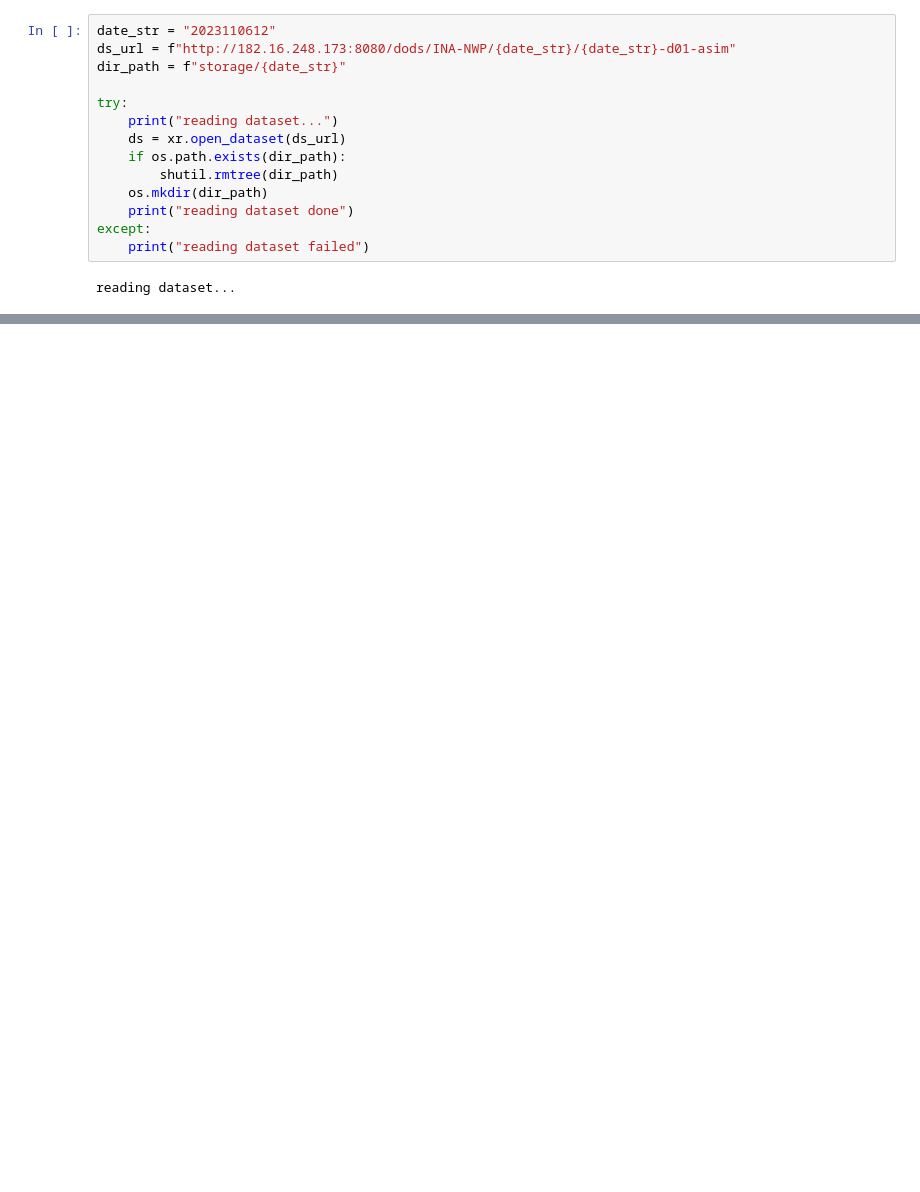
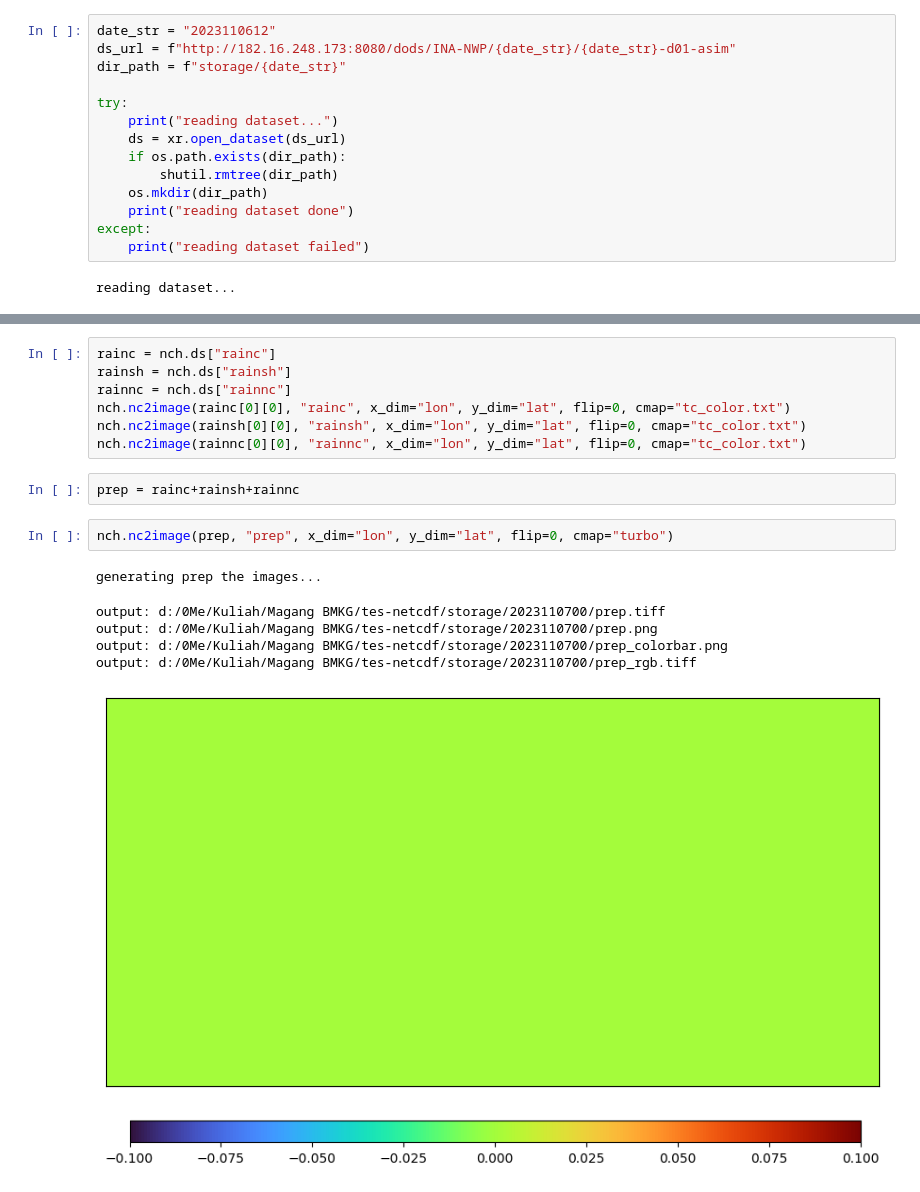
Before and after one commit to falbas/NCHelper, a Jupyter notebook: j.ipynb, the cells around one changed output, grey strips where cells are left out. Saved outputs shown, nothing was run; the diff lists cells and outputs as text; blank space fills up the shorter version.

```diff
--- a/j.ipynb
+++ b/j.ipynb
@@ -72,0 +84,19 @@ output: d:/0Me/Kuliah/Magang BMKG/tes-netcdf/storage/tes/tc_rgb.tiff
+# %%
+rainc = nch.ds["rainc"]
+rainsh = nch.ds["rainsh"]
+rainnc = nch.ds["rainnc"]
+nch.nc2image(rainc[0][0], "rainc", x_dim="lon", y_dim="lat", flip=0, cmap="tc_color.txt")
+nch.nc2image(rainsh[0][0], "rainsh", x_dim="lon", y_dim="lat", flip=0, cmap="tc_color.txt")
+nch.nc2image(rainnc[0][0], "rainnc", x_dim="lon", y_dim="lat", flip=0, cmap="tc_color.txt")
+# %%
+prep = rainc+rainsh+rainnc
+# %%
+nch.nc2image(prep, "prep", x_dim="lon", y_dim="lat", flip=0, cmap="turbo")
+# %% [output]
+generating prep the images...
+output: d:/0Me/Kuliah/Magang BMKG/tes-netcdf/storage/2023110700/prep.tiff
+output: d:/0Me/Kuliah/Magang BMKG/tes-netcdf/storage/2023110700/prep.png
+output: d:/0Me/Kuliah/Magang BMKG/tes-netcdf/storage/2023110700/prep_colorbar.png
+output: d:/0Me/Kuliah/Magang BMKG/tes-netcdf/storage/2023110700/prep_rgb.tiff
+[figure, added]
+[figure, added]
```
Also changed, not shown: parts of 4 cells of this notebook, 4 other files.
